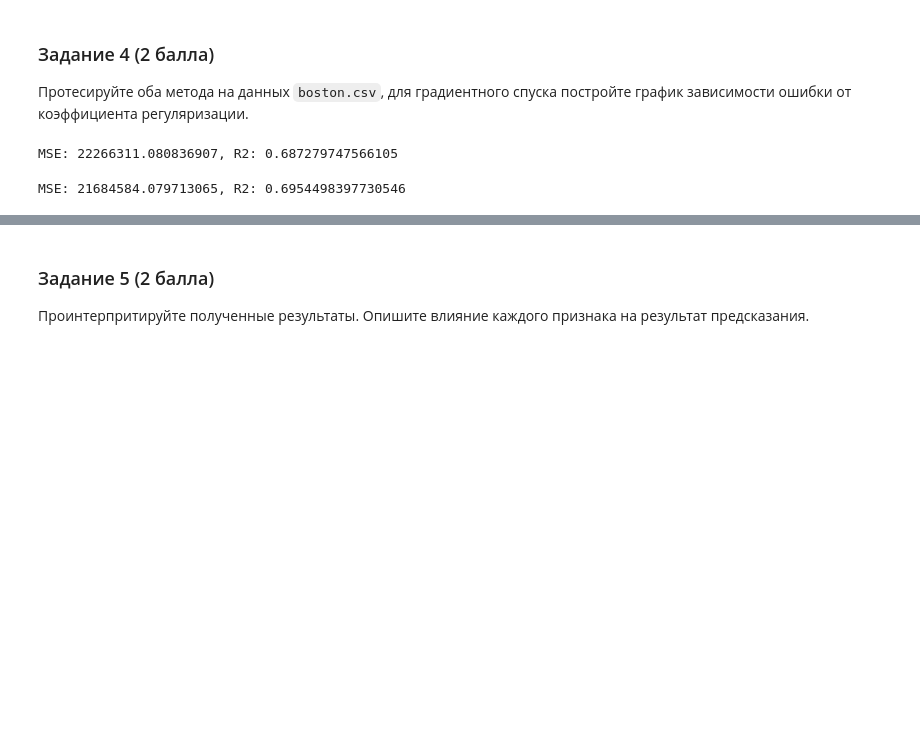
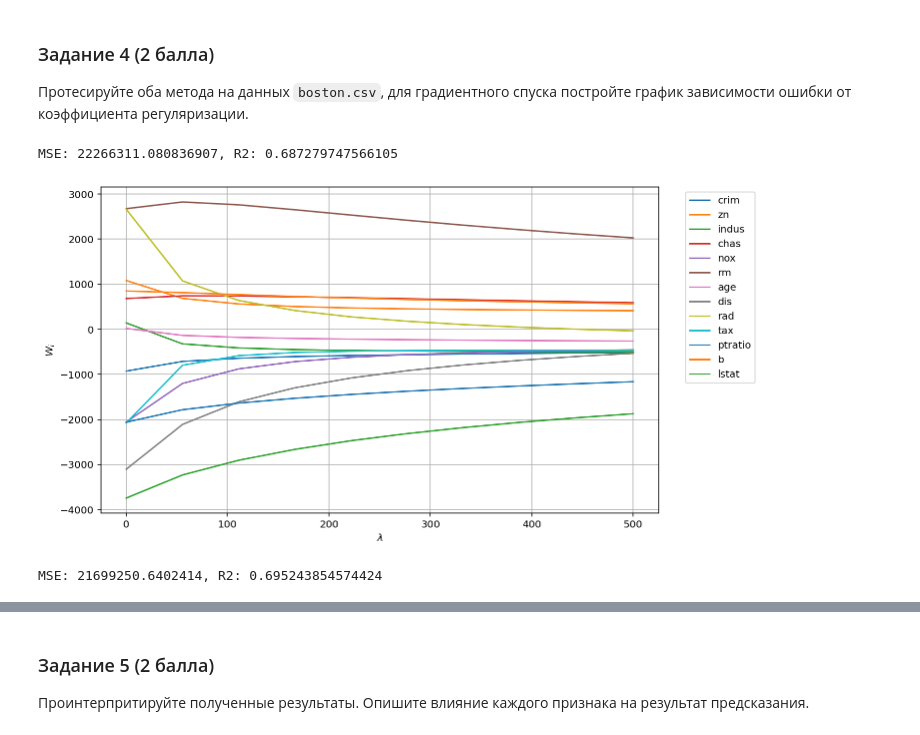
Before and after one commit to Howuhh/hse_machine_learning, a Jupyter notebook: hw3_ols_lasso/hw3_task.ipynb, the cells around one changed output, grey strips where cells are left out. Saved outputs shown, nothing was run; the diff lists cells and outputs as text; code cells hidden in the pictures; blank space fills up the shorter version.

```diff
--- a/hw3_ols_lasso/hw3_task.ipynb
+++ b/hw3_ols_lasso/hw3_task.ipynb
@@ -190,6 +236,11 @@ build_plot(X_train, y_train, X_val, y_val)
 # %% [markdown]
 ### Задание 4 (2 балла)
 Протесируйте оба метода на данных `boston.csv`, для градиентного спуска постройте график зависимости ошибки от коэффициента регуляризации.
+# %%
+features = ["crim", "zn", "indus",
+            "chas", "nox", "rm",
+            "age", "dis", "rad",
+            "tax", "ptratio", "b", "lstat"]
 # %%
 X, y = read_data()
 X_train, X_test, y_train, y_test = train_test_split(X, y, train_size=0.8, shuffle=False)
@@ -200,10 +251,14 @@ y_pred = model_ols.predict(X_test)
 print(f"MSE: {mse(y_test, y_pred)}, R2: {r2(y_test, y_pred)}")
 # %% [output]
 MSE: 22266311.080836907, R2: 0.687279747566105
+# %%
+plot_weights(X, y, NormalLR(normalize=True), np.linspace(0, 500, 10), names=features, intercept=False)
+# %% [output]
+[figure, added]
 # %%
-model_lasso = GradientLasso(0.1, normalize=True, iterations=10000, l=100)
+model_lasso = GradientLasso(0.1, normalize=True, iterations=10000, lambda_=230.0)
 model_lasso.fit(X_train, y_train)
 y_pred = model_lasso.predict(X_test)
 print(f"MSE: {mse(y_test, y_pred)}, R2: {r2(y_test, y_pred)}")
 # %% [output]
-MSE: 21684584.079713065, R2: 0.6954498397730546
+MSE: 21699250.6402414, R2: 0.695243854574424
```
Also changed, not shown: parts of 28 cells of this notebook.
